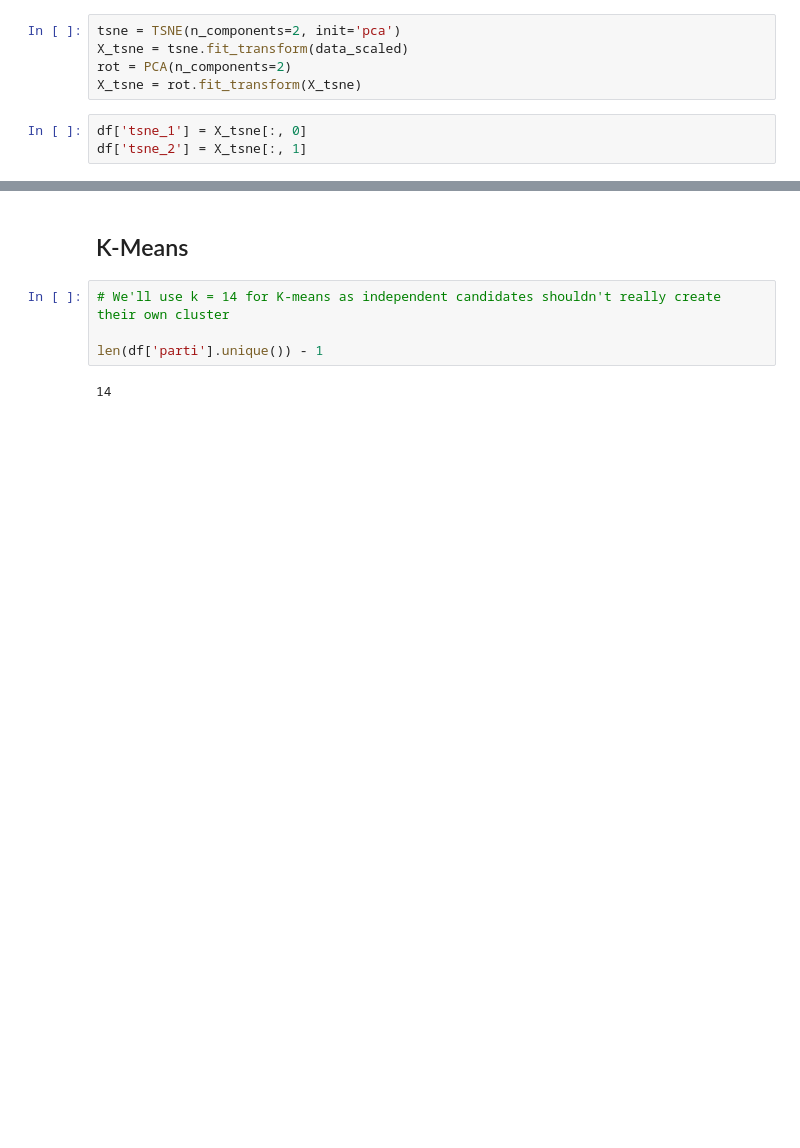
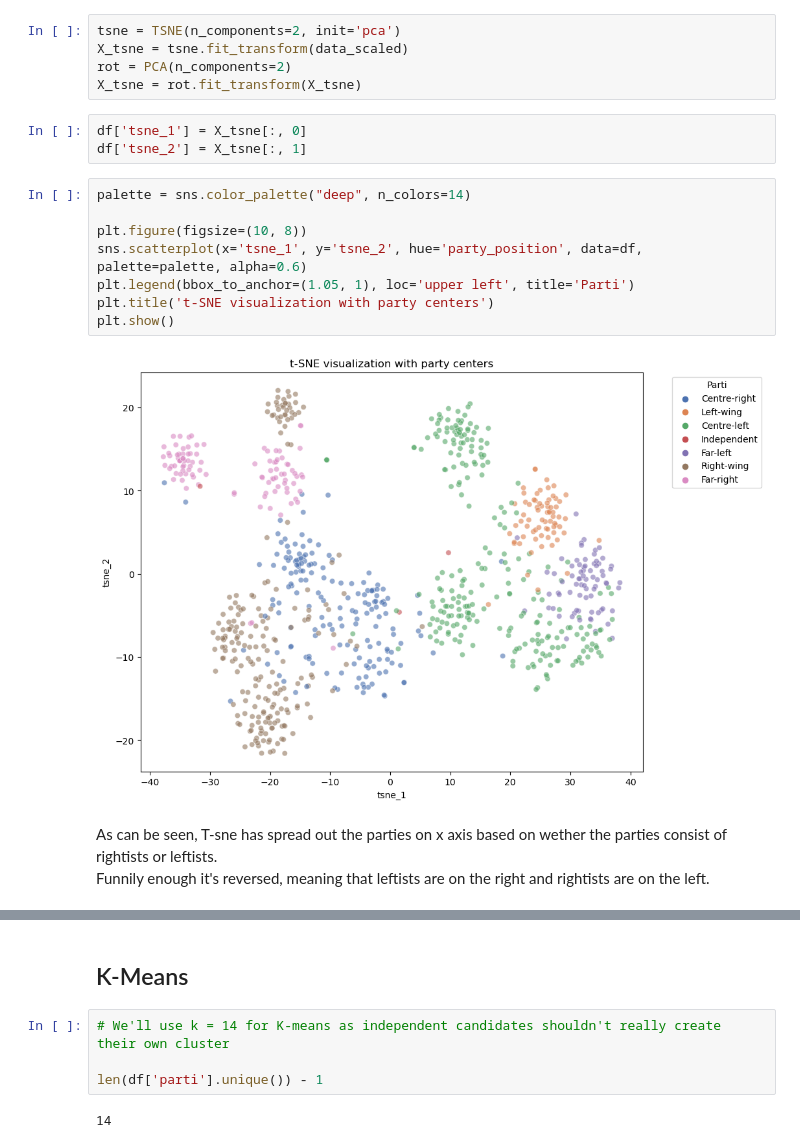
Before and after one commit to ASilins/mal1-2024, a Jupyter notebook: assignment-5/Candidate Test 2022 II.ipynb, the cells around one changed output, grey strips where cells are left out. Drawn from its saved outputs; the diff is of its cells as text; blank space fills up the shorter version.

```diff
--- a/assignment-5/Candidate Test 2022 II.ipynb
+++ b/assignment-5/Candidate Test 2022 II.ipynb
@@ -541,6 +599,19 @@ X_tsne = rot.fit_transform(X_tsne)
 # %%
 df['tsne_1'] = X_tsne[:, 0]
 df['tsne_2'] = X_tsne[:, 1]
+# %%
+palette = sns.color_palette("deep", n_colors=14)
+
+plt.figure(figsize=(10, 8))
+sns.scatterplot(x='tsne_1', y='tsne_2', hue='party_position', data=df, palette=palette, alpha=0.6)
+plt.legend(bbox_to_anchor=(1.05, 1), loc='upper left', title='Parti')
+plt.title('t-SNE visualization with party centers')
+plt.show()
+# %% [output]
+[figure, added]
+# %% [markdown]
+As can be seen, T-sne has spread out the parties on x axis based on wether the parties consist of rightists or leftists. \
+Funnily enough it's reversed, meaning that leftists are on the right and rightists are on the left.
 # %%
 plt.figure(figsize=(10, 8))
 sns.scatterplot(x='tsne_1', y='tsne_2', hue='parti_english', data=df, palette=party_colors, alpha=0.6)
```
Also changed, not shown: parts of 15 cells of this notebook.
